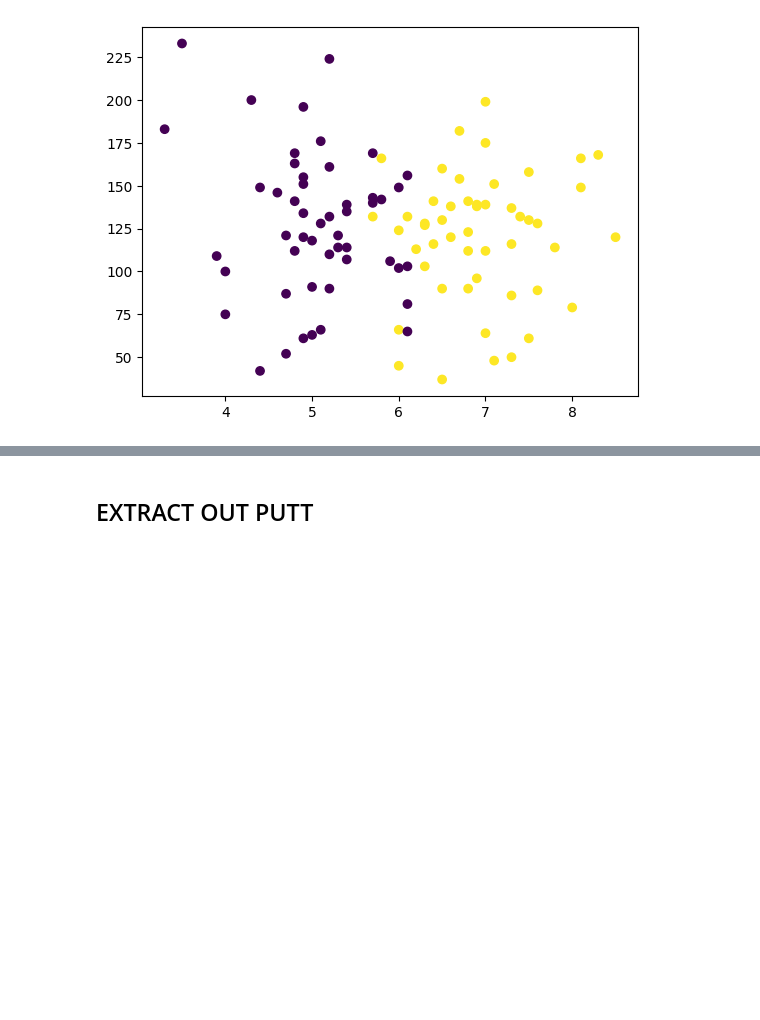
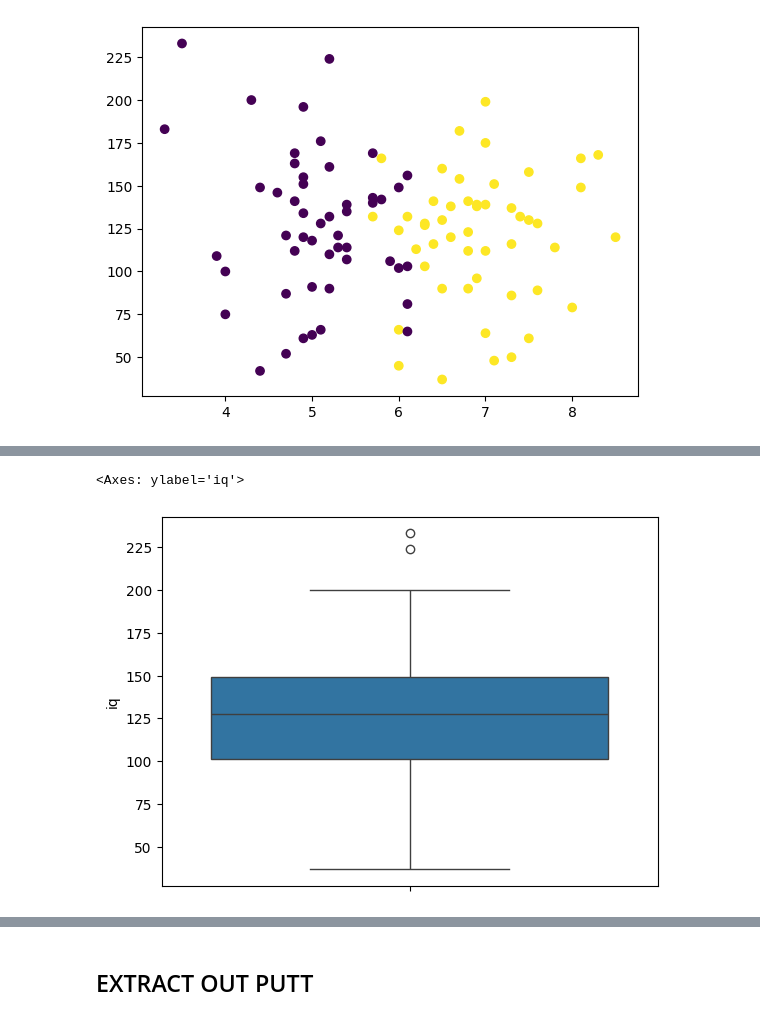
Before and after one commit to malik09-teach/ML-BASICS-PROJECTS-, a Jupyter notebook: projects/placemnent_project.ipynb, the cells around one changed output, grey strips where cells are left out. Drawn from its saved outputs; the diff is of its cells as text; code cells hidden in the pictures; blank space fills up the shorter version.

```diff
--- a/projects/placemnent_project.ipynb
+++ b/projects/placemnent_project.ipynb
@@ -73,0 +88,5 @@ plt.show()
+# %%
+sns.boxplot(df_data['iq'])
+# %% [output]
+<Axes: ylabel='iq'>
+[figure, added]
```
Also changed, not shown: parts of 5 cells of this notebook.
